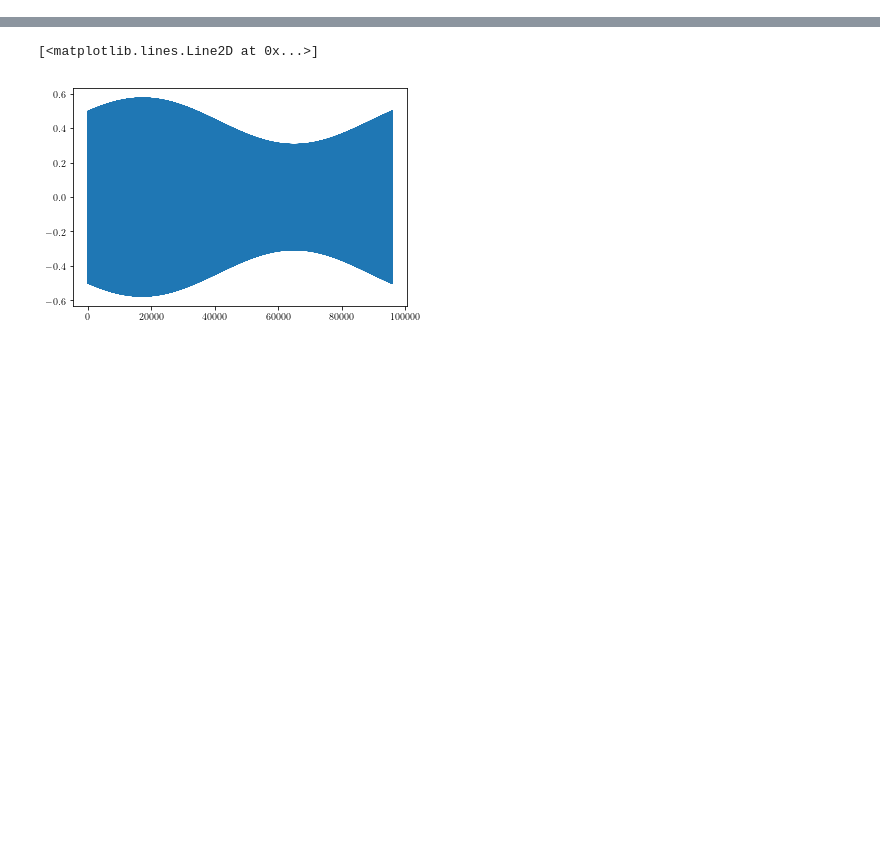
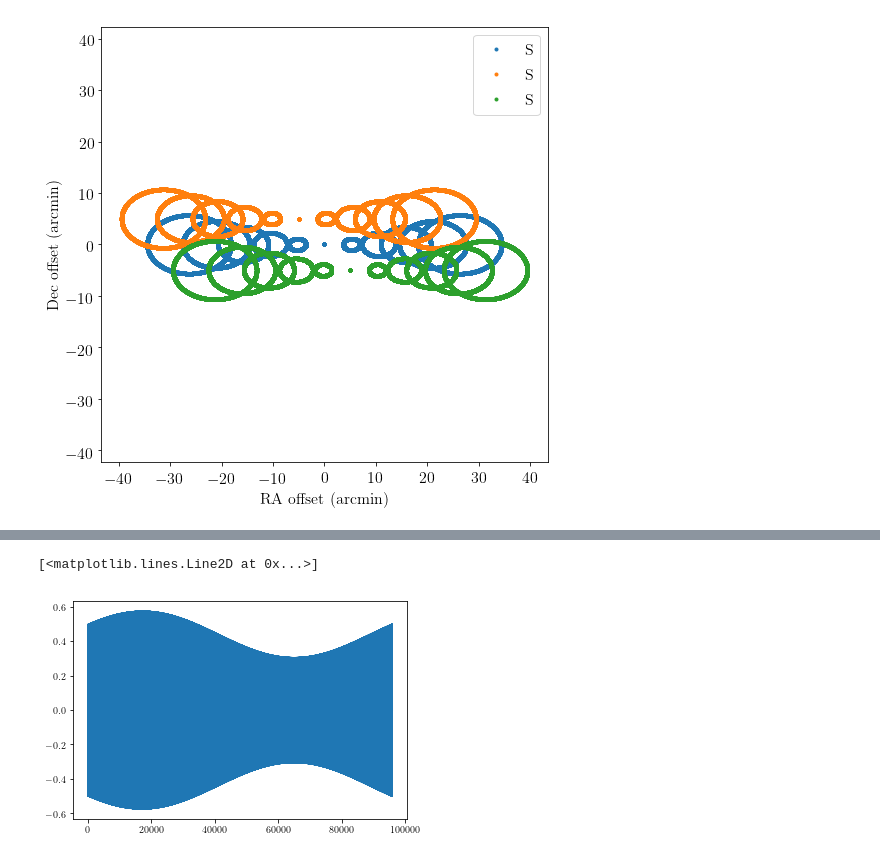
Before and after one commit to tim-balloon/tim-inst_modl, a Jupyter notebook: TIMPointing.ipynb, the cells around one changed output, grey strips where cells are left out. Drawn from its saved outputs; the diff is of its cells as text; code cells hidden in the pictures; blank space fills up the shorter version.

```diff
--- a/TIMPointing.ipynb
+++ b/TIMPointing.ipynb
@@ -94,6 +107,0 @@ plt.plot(times.jd,target_field_altaz.az+az_scans)
-# %%
-pointing = SkyCoord(alt = target_field_altaz.alt,
-                az = target_field_altaz.az+az_scans,
-                frame = 'altaz',
-                obstime = times,
-                location = mcmurdo)
@@ -106,3 +107,0 @@ Wall time: 10.2 s
-# %%
-ra_off = pointing_radec.ra - target_field.ra
-dec_off = pointing_radec.dec - target_field.dec
@@ -120,0 +108,12 @@ plt.plot(dec_off)
+# %%
+def BuildPointing(field_altaz, field_radec, times, location, az_scans):
+    pointing = SkyCoord(alt = field_altaz.alt, az = field_altaz.az+az_scans,
+                       frame='altaz', obstime = times, location = location)
+    pointing_radec = pointing.transform_to('icrs') # the fuck? why can't I do this in place?
+    ra_off = pointing_radec.ra - field_radec.ra
+    dec_off = pointing_radec.dec - field_radec.dec
+
+    return pointing, pointing_radec, ra_off, dec_off
+# %%
+%%time
+pointing_S, pointing_S_radec, dra_S, ddec_S = BuildPointing(field_S_altaz, field_S, times, mcmurdo, az_scans)
@@ -120,0 +129,13 @@ plt.plot(dec_off)
+# %%
+plt.figure(figsize=[8,8])
+plt.plot(dra_S.to(units.arcmin), ddec_S.to(units.arcmin), '.', label='S')
+plt.plot(dra_S.to(units.arcmin)-5.*u.arcmin, ddec_S.to(units.arcmin)+5.*u.arcmin, '.', label='S')
+plt.plot(dra_S.to(units.arcmin)+5.*u.arcmin, ddec_S.to(units.arcmin)-5.*u.arcmin, '.', label='S')
+#plt.plot(dra_N.to(units.arcmin)[0:100], ddec_N.to(units.arcmin)[0:100], '.', label='N')
+plt.axis('equal')
+plt.xlabel('RA offset (arcmin)')
+plt.ylabel('Dec offset (arcmin)')
+plt.legend()
+plt.show()
+# %% [output]
+[figure, added]
```
Also changed, not shown: parts of 21 cells of this notebook.
